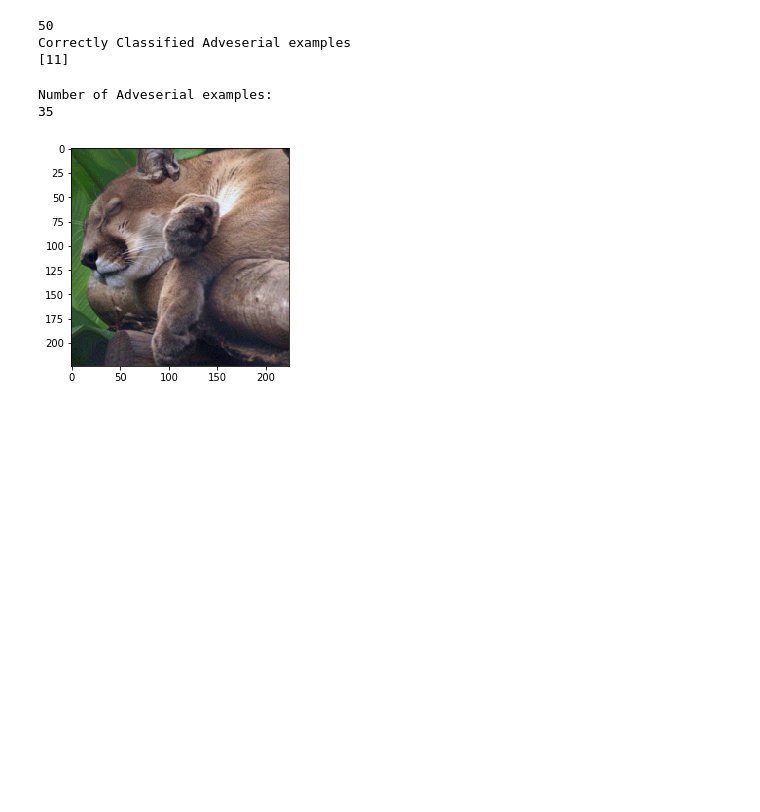
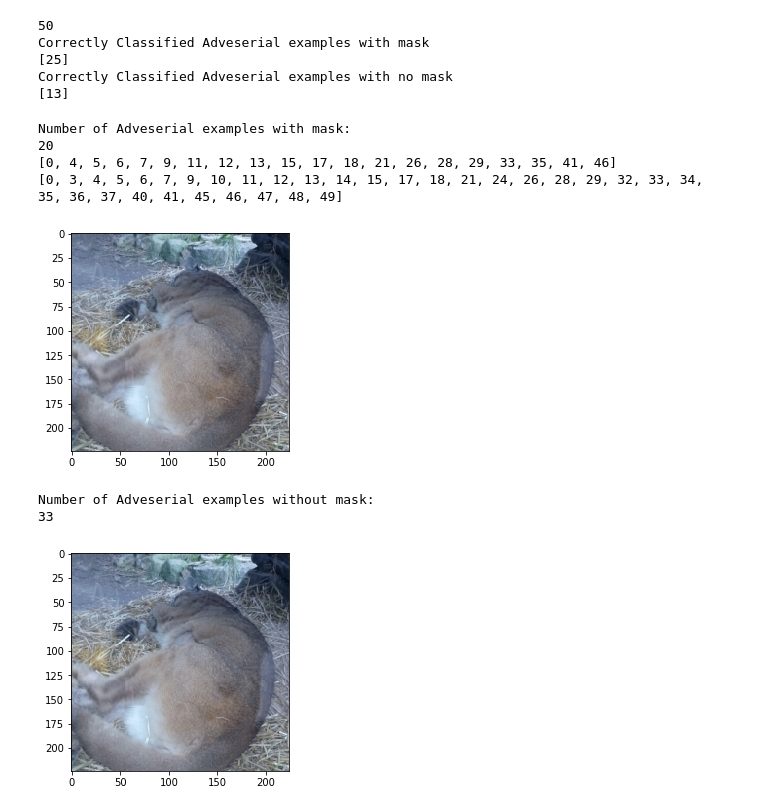
Before and after one commit to jeffreyfeng99/saliency_fgsm, a Jupyter notebook: notebooks/FGSM.ipynb, the cells around one changed output. Cells and saved outputs as stored; diff of their text form; code cells hidden in the pictures; blank space fills up the shorter version.

```diff
--- a/notebooks/FGSM.ipynb
+++ b/notebooks/FGSM.ipynb
@@ -188,28 +233,46 @@ print(idxs.astype(bool))
 # %%
 correct ,data_correct ,adv_examples ,noises = [],[],[],[]
+correct_nomask, data_correct_nomask, adv_examples_nomask, noises_nomask = [],[],[],[]
+
+original_img = []
+
+indexes_adv_examples = []
+indexes_adv_examples_nomask = []
+
 net.eval()
 
+img_size = 224
 #TODO - below code can be optimized and is a bit repetitive
 #An image is labelled adverserial only if it's original version was correctly classified
 
 for ep in eps:
-    corr , i = 0, 0
+    corr , i, corr_nomask  = 0, 0, 0
     for  (data, target) in iter(trainloader):
         saliency_map = get_saliency_map(data[0])
 
-        mask = np.zeros((3,224,224))
+        mask = np.zeros((3,img_size,img_size))
         for k in range(3):
             mask[k,:,:] = saliency_map.copy()  #copies mask in RGB domain
         adv_img, noise = non_targeted_attack(data,ep,mask)
 
-        x_org = Variable(data.view(1,3,224,224))
+        adv_img_nomask, noise_nomask = non_targeted_attack_nomask(data,ep)
+
+        x_org = Variable(data.view(1,3,img_size,img_size))
         out_org = net(x_org)
+#         out_org = out_org.view(1,1001) #inception_v1
         class_idx_org = out_org.max(1)[1].cpu().data[0]    #classification result of original image
 
+        x_adv = Variable(adv_img.view(1,3,img_size,img_size))
+        out_adv = net(x_adv)
+#         out_adv = out_adv.view(1,1001) #inception_v1
+        class_idx_adv = out_adv.max(1)[1].cpu().data[0]    #classification result of adveserial image with mask
 
-        x_adv = Variable(adv_img.view(1,3,224,224))
-        out_adv = net(x_adv)
-        class_idx_adv = out_adv.max(1)[1].cpu().data[0]    #classification result of adveserial image
+        x_adv_nomask = Variable(adv_img_nomask.view(1,3,img_size,img_size))
+        out_adv_nomask = net(x_adv_nomask)
+#         out_adv_nomask = out_adv_nomask.view(1,1001) #inception_v1
+        class_idx_adv_nomask = out_adv_nomask.max(1)[1].cpu().data[0]    #classification result of adveserial image without mask
+
+        original_img.append(data)
 
         if target[0] == 0:
             if 'cougar' in imagenat_classes[class_idx_adv]:
@@ -218,28 +281,56 @@ for ep in eps:
                 adv_examples.append(adv_img)
                 noises.append(noise)
                 data_correct.append(data)
+                indexes_adv_examples.append(i)
+
+        if target[0] == 0:
+            if 'cougar' in imagenat_classes[class_idx_adv_nomask]:
+                corr_nomask = corr_nomask+1
+            elif 'cougar' in imagenat_classes[class_idx_org]:
+                adv_examples_nomask.append(adv_img_nomask)
+                noises_nomask.append(noise_nomask)
+                data_correct_nomask.append(data)
+                indexes_adv_examples_nomask.append(i)
         i = i+1
     correct.append(corr)
+    correct_nomask.append(corr_nomask)
     print(i)
 
 
-print("Correctly Classified Adveserial examples")
+print("Correctly Classified Adveserial examples with mask")
 print(correct)
+print("Correctly Classified Adveserial examples with no mask")
+print(correct_nomask)
 # %% [output]
 50
-Correctly Classified Adveserial examples
-[11]
+Correctly Classified Adveserial examples with mask
+[25]
+Correctly Classified Adveserial examples with no mask
+[13]
 # %%
-print("Number of Adveserial examples:")
+print("Number of Adveserial examples with mask:")
 print(len(adv_examples))
+print(indexes_adv_examples)
+print(indexes_adv_examples_nomask)
 def plot(img):
     img = (img - img.min()) / (img.max() - img.min())
     plt.imshow(np.transpose(img, (1, 2, 0)))
 #Check a particular adveserial example
-k = 7
-plot(adv_examples[k].view(3,224,224).numpy())
+k = 0
+plot(adv_examples[k].view(3,img_size,img_size).numpy())
 # %% [output]
-Number of Adveserial examples:
-35
+Number of Adveserial examples with mask:
+20
+[0, 4, 5, 6, 7, 9, 11, 12, 13, 15, 17, 18, 21, 26, 28, 29, 33, 35, 41, 46]
+[0, 3, 4, 5, 6, 7, 9, 10, 11, 12, 13, 14, 15, 17, 18, 21, 24, 26, 28, 29, 32, 33, 34, 35, 36, 37, 40, 41, 45, 46, 47, 48, 49]
-[figure, old version]
+[figure, new version]
+# %%
+print("Number of Adveserial examples without mask:")
+print(len(adv_examples_nomask))
+k2 = 0
+plot(adv_examples_nomask[k2].view(3,img_size,img_size).numpy())
+# %% [output]
+Number of Adveserial examples without mask:
+33
+[figure, added]
 # %%
```
Also changed, not shown: parts of 15 cells of this notebook, 15 other files.
